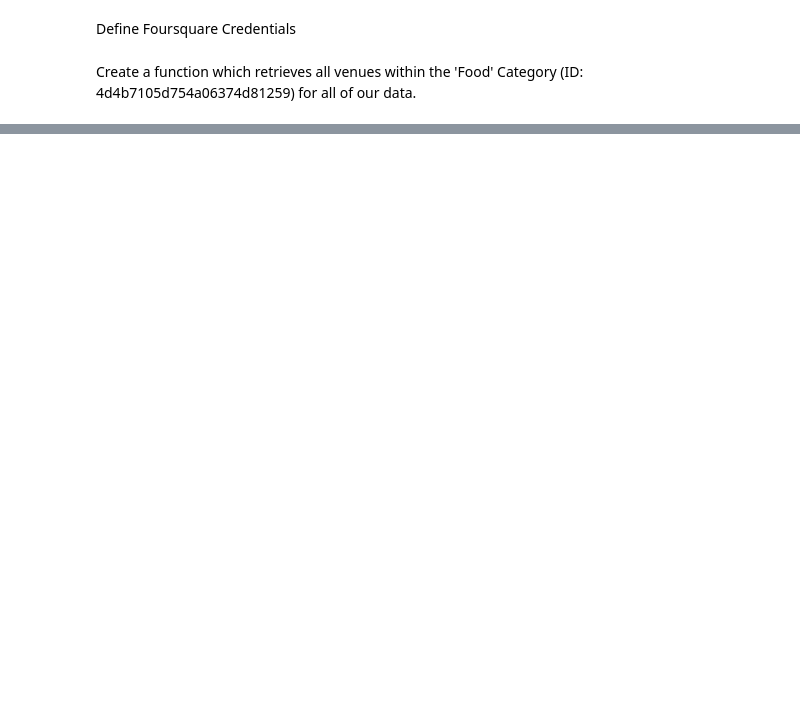
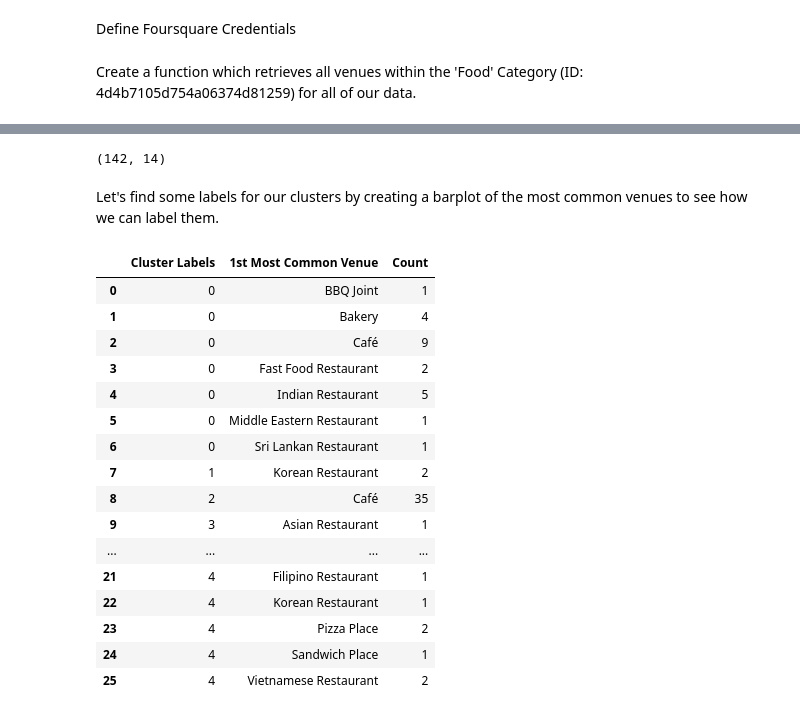
Before and after one commit to ngoharry19/Coursera_Capstone, a Jupyter notebook: Clustering_Restaurants_in_Sydney.ipynb, the cells around one changed output, grey strips where cells are left out. Drawn from its saved outputs; the diff is of its cells as text; code cells hidden in the pictures; blank space fills up the shorter version.

```diff
--- a/Clustering_Restaurants_in_Sydney.ipynb
+++ b/Clustering_Restaurants_in_Sydney.ipynb
@@ -183,0 +354,11 @@ print('{} food venues were returned by Foursquare.'.format(sydney_venues.shape[0
+# %%
+# add clustering labels
+food_venues_sorted.insert(0, 'Cluster Labels', kmeans.labels_)
+
+sydney_merged = df
+
+# merge toronto_grouped with toronto_data to add latitude/longitude for each neighborhood
+sydney_merged = sydney_merged.join(food_venues_sorted.set_index('Station'), on='Station')
+
+print(sydney_merged.shape)
+sydney_merged.head() # check the cluster labels column!
@@ -183,0 +373,6 @@ print('{} food venues were returned by Foursquare.'.format(sydney_venues.shape[0
+# %%
+# 38 stations had NaN values as we removed them, so we drop them
+sydney_merged = sydney_merged.dropna()
+sydney_merged.shape
+# %% [output]
+(142, 14)
@@ -183,0 +382,25 @@ print('{} food venues were returned by Foursquare.'.format(sydney_venues.shape[0
+# %% [markdown]
+Let's find some labels for our clusters by creating a barplot of the most common venues to see how we can label them.
+# %%
+top_venue_count = sydney_merged
+top_venue_count = top_venue_count.drop(['Station','Latitude','Longitude'], axis=1)
+top_venue_count = top_venue_count.groupby(['Cluster Labels', '1st Most Common Venue']).size().reset_index(name='Count')
+top_venue_count
+# %% [output]
+|  | Cluster Labels | 1st Most Common Venue | Count |
+| 0 | 0 | BBQ Joint | 1 |
+| 1 | 0 | Bakery | 4 |
+| 2 | 0 | Café | 9 |
+| 3 | 0 | Fast Food Restaurant | 2 |
+| 4 | 0 | Indian Restaurant | 5 |
+| 5 | 0 | Middle Eastern Restaurant | 1 |
+| 6 | 0 | Sri Lankan Restaurant | 1 |
+| 7 | 1 | Korean Restaurant | 2 |
+| 8 | 2 | Café | 35 |
+| 9 | 3 | Asian Restaurant | 1 |
+| ... | ... | ... | ... |
+| 21 | 4 | Filipino Restaurant | 1 |
+| 22 | 4 | Korean Restaurant | 1 |
+| 23 | 4 | Pizza Place | 2 |
+| 24 | 4 | Sandwich Place | 1 |
+| 25 | 4 | Vietnamese Restaurant | 2 |
```
Also changed, not shown: parts of 40 cells of this notebook.
